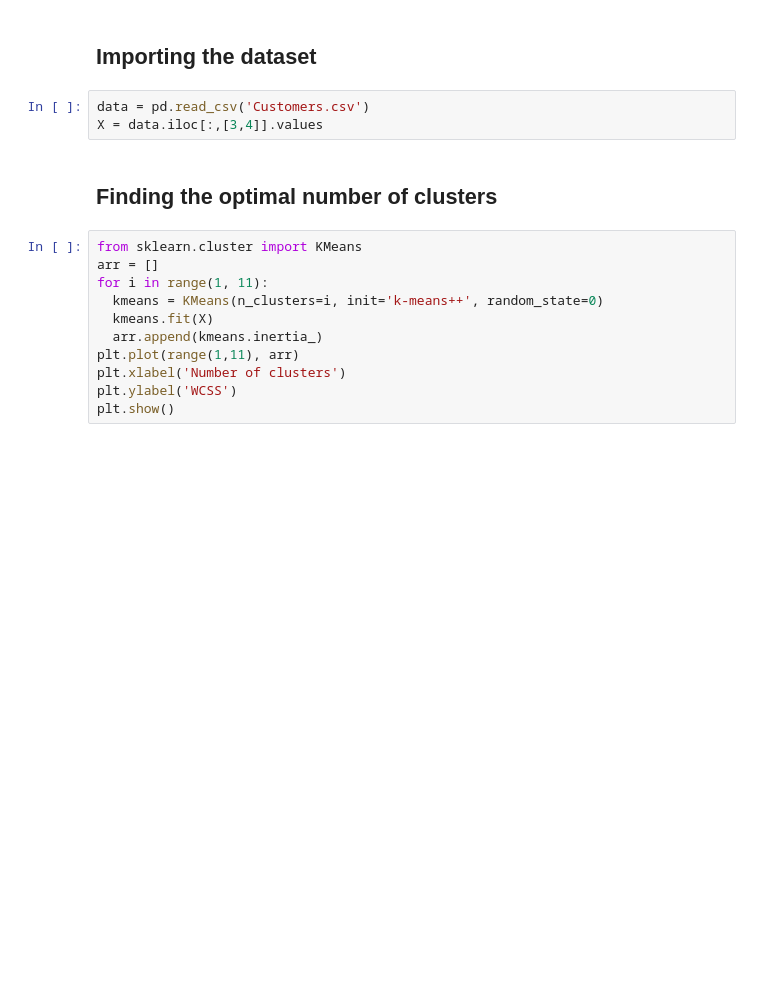
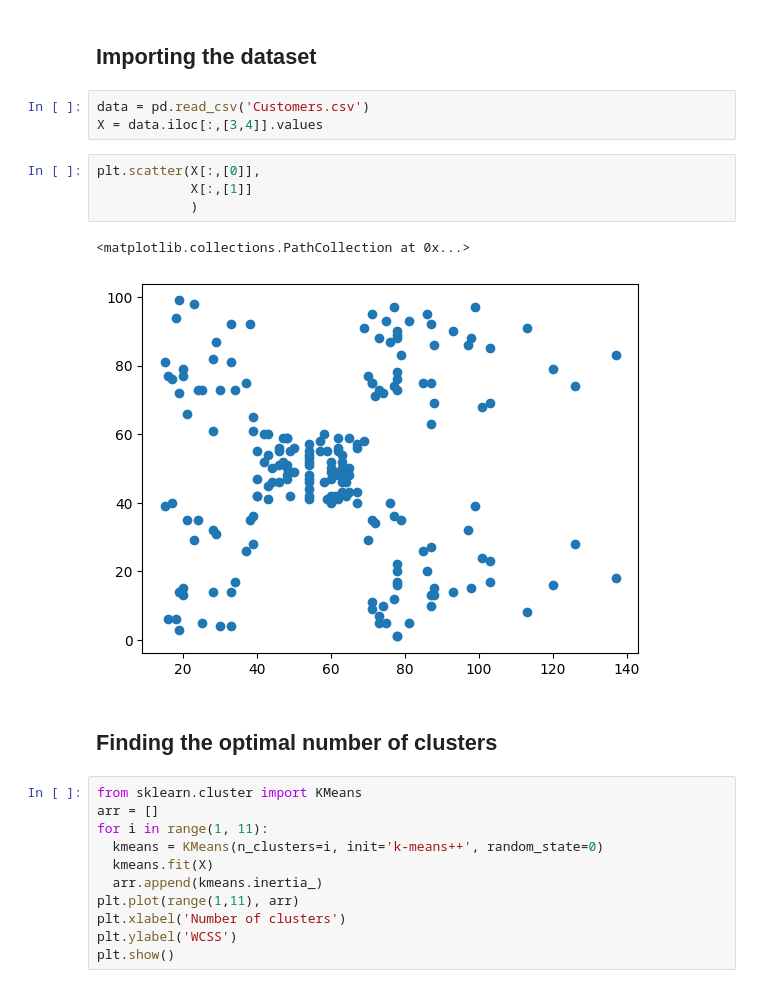
Before and after one commit to el24ham/Machine-Learning-Projects, a Jupyter notebook: Clustering/1.K-Means/Customers_k-means.ipynb, the cells around one changed output. Cells and saved outputs as stored; diff of their text form; blank space fills up the shorter version.

```diff
--- a/Clustering/1.K-Means/Customers_k-means.ipynb
+++ b/Clustering/1.K-Means/Customers_k-means.ipynb
@@ -14,6 +14,13 @@ warnings.filterwarnings('ignore')
 # %%
 data = pd.read_csv('Customers.csv')
 X = data.iloc[:,[3,4]].values
+# %%
+plt.scatter(X[:,[0]],
+            X[:,[1]]
+            )
+# %% [output]
+<matplotlib.collections.PathCollection at 0x...>
+[figure, added]
 # %% [markdown]
 ## Finding the optimal number of clusters
 # %%
```
